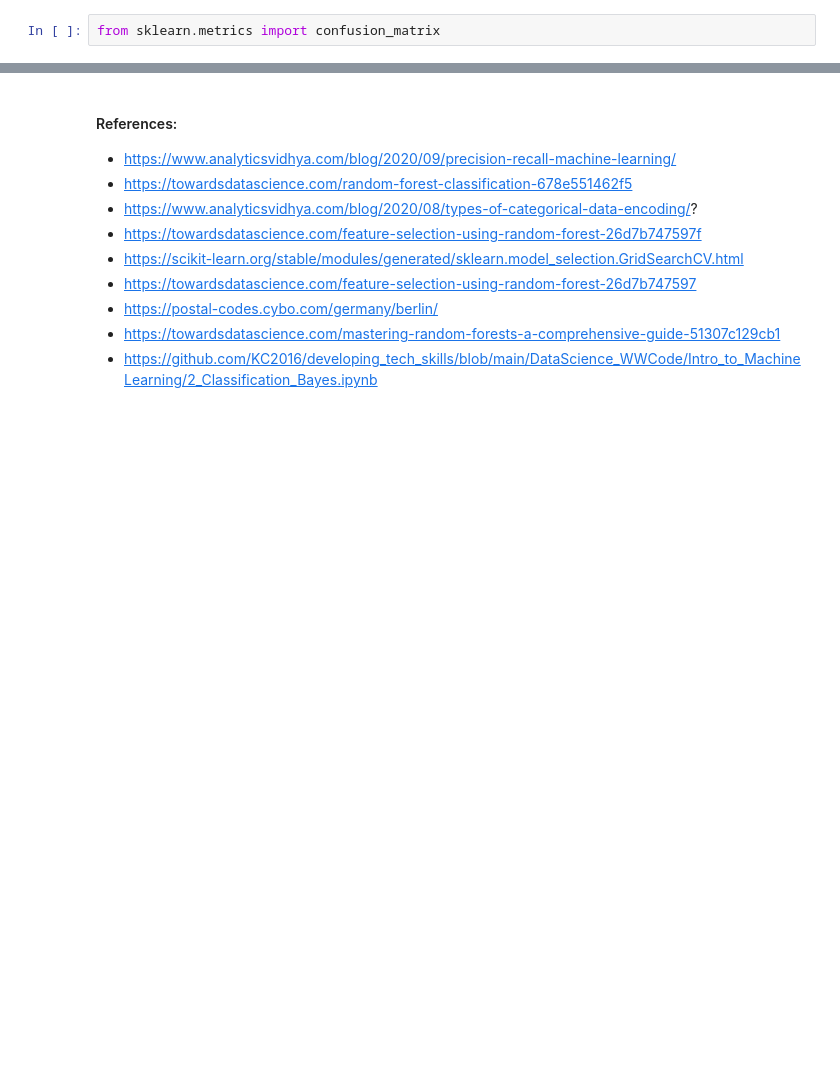
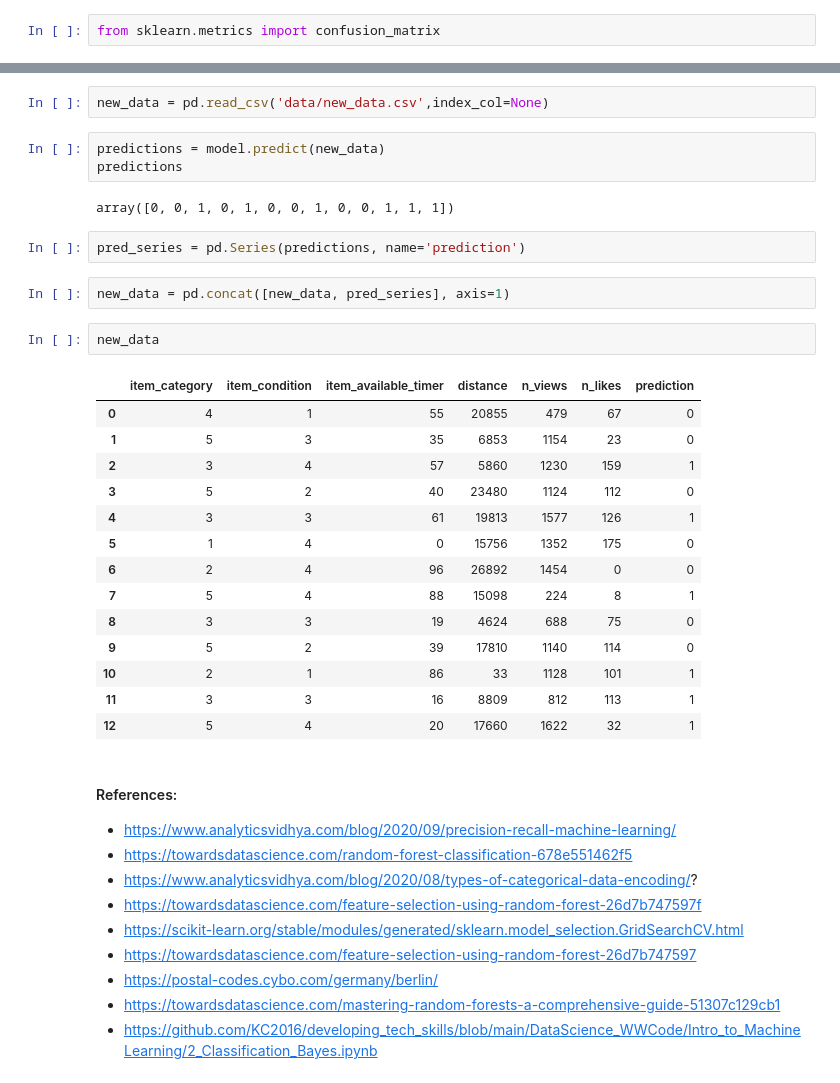
Before and after one commit to TechLabs-Berlin/wt23-geofree, a Jupyter notebook: machine_learning/ml_classification_rfc.ipynb, the cells around one changed output, grey strips where cells are left out. Saved outputs shown, nothing was run; the diff lists cells and outputs as text; blank space fills up the shorter version.

Commit message:
predict using new data

```diff
--- a/machine_learning/ml_classification_rfc.ipynb
+++ b/machine_learning/ml_classification_rfc.ipynb
@@ -476,3 +480,31 @@ plt.show()
+# %%
+new_data = pd.read_csv('data/new_data.csv',index_col=None)
+# %%
+predictions = model.predict(new_data)
+predictions
+# %% [output]
+array([0, 0, 1, 0, 1, 0, 0, 1, 0, 0, 1, 1, 1])
+# %%
+pred_series = pd.Series(predictions, name='prediction')
+# %%
+new_data = pd.concat([new_data, pred_series], axis=1)
+# %%
+new_data
+# %% [output]
+|  | item_category | item_condition | item_available_timer | distance | n_views | n_likes | prediction |
+| 0 | 4 | 1 | 55 | 20855 | 479 | 67 | 0 |
+| 1 | 5 | 3 | 35 | 6853 | 1154 | 23 | 0 |
+| 2 | 3 | 4 | 57 | 5860 | 1230 | 159 | 1 |
+| 3 | 5 | 2 | 40 | 23480 | 1124 | 112 | 0 |
+| 4 | 3 | 3 | 61 | 19813 | 1577 | 126 | 1 |
+| 5 | 1 | 4 | 0 | 15756 | 1352 | 175 | 0 |
+| 6 | 2 | 4 | 96 | 26892 | 1454 | 0 | 0 |
+| 7 | 5 | 4 | 88 | 15098 | 224 | 8 | 1 |
+| 8 | 3 | 3 | 19 | 4624 | 688 | 75 | 0 |
+| 9 | 5 | 2 | 39 | 17810 | 1140 | 114 | 0 |
+| 10 | 2 | 1 | 86 | 33 | 1128 | 101 | 1 |
+| 11 | 3 | 3 | 16 | 8809 | 812 | 113 | 1 |
+| 12 | 5 | 4 | 20 | 17660 | 1622 | 32 | 1 |
 # %% [markdown]
 #### References:
 - https://www.analyticsvidhya.com/blog/2020/09/precision-recall-machine-learning/
```
Also changed, not shown: parts of 13 cells of this notebook, 3 other files.
